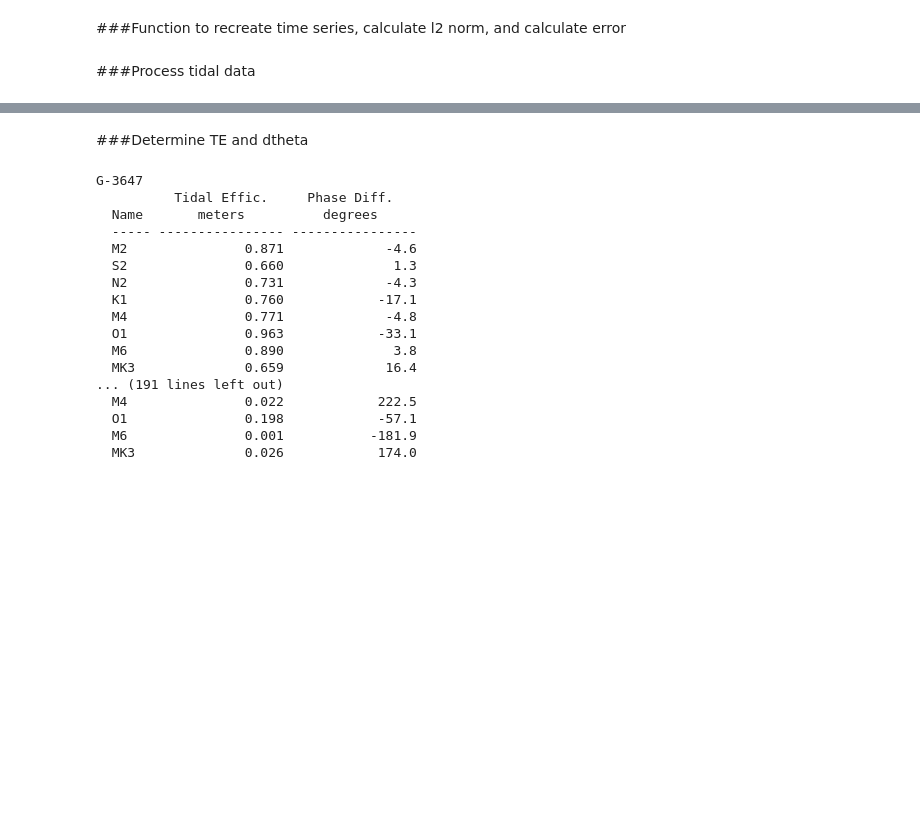
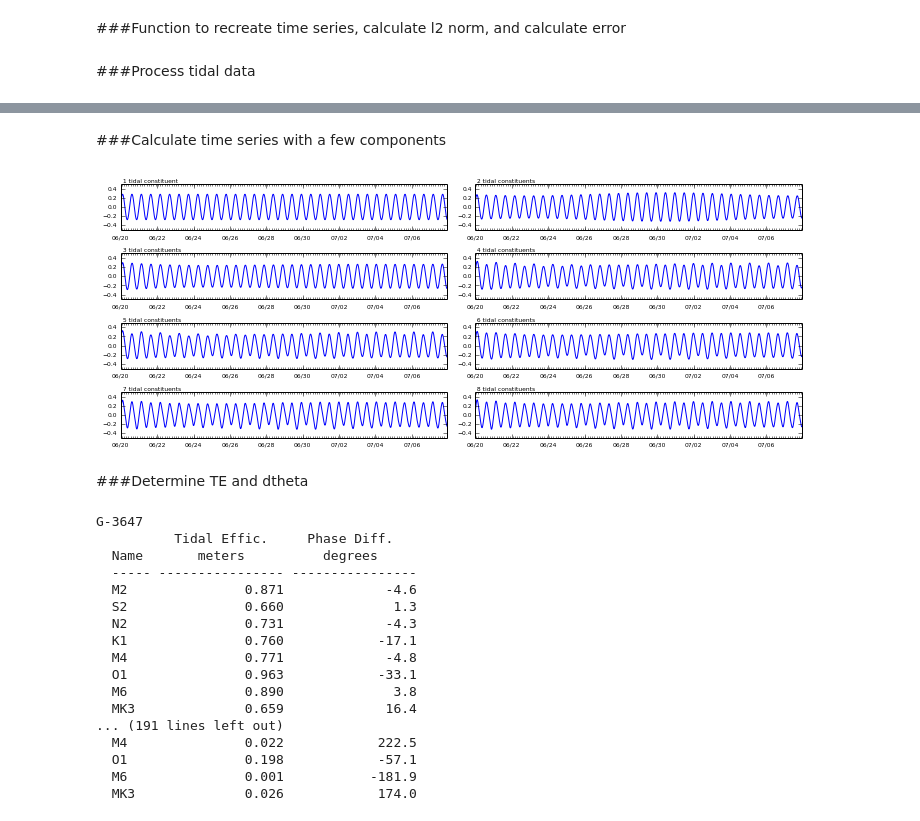
Before and after one commit to jdhughes-usgs/IPyNB, a Jupyter notebook: Tidal/FerrisTidalDataAnalysis_DE.ipynb, the cells around one changed output, grey strips where cells are left out. Cells and saved outputs as stored; diff of their text form; code cells hidden in the pictures; blank space fills up the shorter version.

```diff
--- a/Tidal/FerrisTidalDataAnalysis_DE.ipynb
+++ b/Tidal/FerrisTidalDataAnalysis_DE.ipynb
@@ -323,3 +328,42 @@ tide
+# %% [markdown]
+###Calculate time series with a few components
+# %%
+nprow = 4
+npcol = 2
+heightp = float(nprow) * 1.
+#--process each groundwater file
+fighc, ax_all = pyplot.subplots(nrows=nprow, ncols=npcol, figsize=(10., heightp), dpi=300, facecolor='w', edgecolor='k')
+fighc.tight_layout()
+
+pt = calculate_t(time_all)
+
+# calculate simulated tidal value
+for irow in xrange(nprow):
+    for jcol in xrange(npcol):
+        ispecies = irow * npcol + jcol
+        harmonic_results = []
+        for jdx in xrange(ispecies+1):
+            c, period= species[jdx]
+            harmonic_results.append([c, period, tide_alpha[jdx], tide_theta[jdx], 1.0, 0.0])
+        vr = create_signal(harmonic_results,pt)
+
+        # plot the results
+        ctxt = '{0:2d} tidal constituent'.format(ispecies+1)
+        if ispecies > 0:
+            ctxt = '{0}s'.format(ctxt)
+        ax = ax_all[irow, jcol]
+        ax.plot(time_all, vr, linewidth=1.0, color='blue')
+        ax.text(0.0, 1.01, ctxt, ha='left', va='bottom', size=6, transform=ax.transAxes)
+        set_daysFmt(ax)
+        ax.set_ylim(-0.5,0.5)
+        set_daysFmt(ax)
+        #if irow+1 < nprow:
+        #    ax.get_xaxis().set_ticks([])
+
+fighc.savefig(os.path.join('Figures','DE_HarmonicConstituents.png'), dpi=300)
+show()
+# %% [output]
+[figure, added]
 # %% [markdown]
 ###Determine TE and dtheta
 # %%
```
Also changed, not shown: parts of 7 cells of this notebook, 4 other files.
